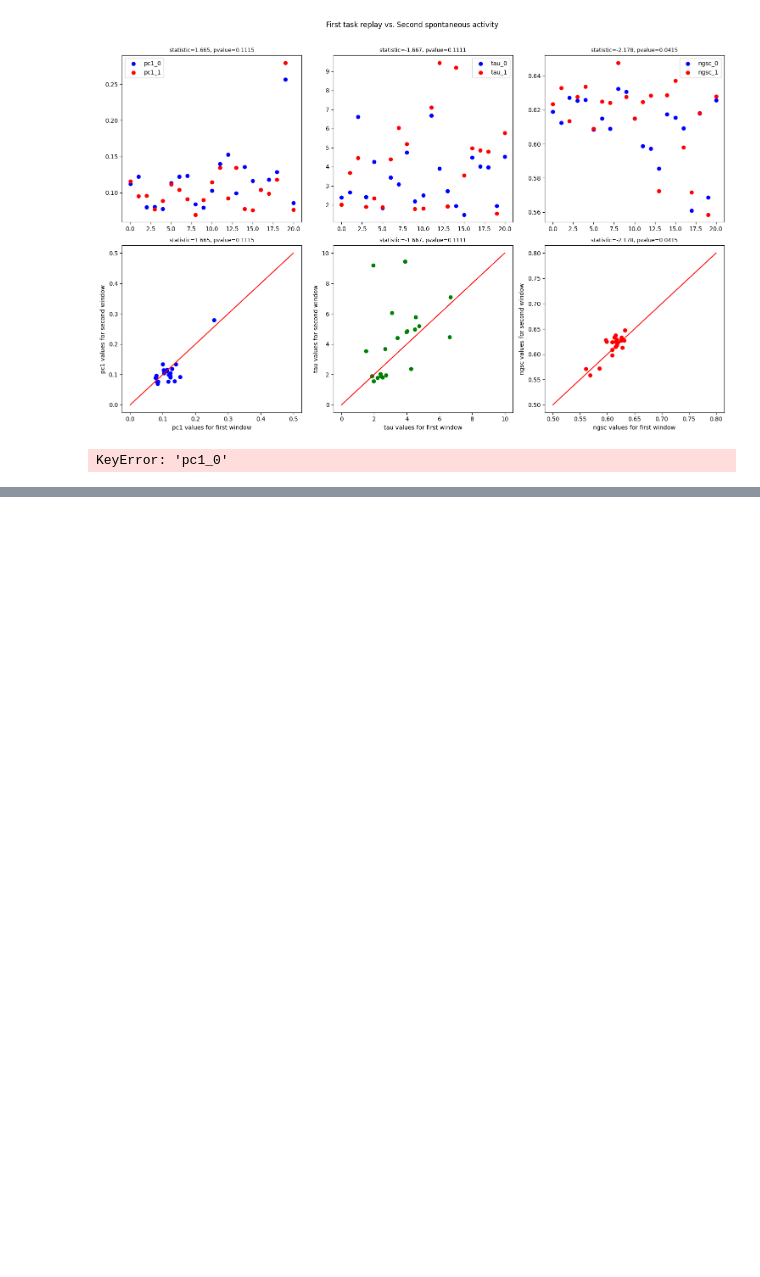
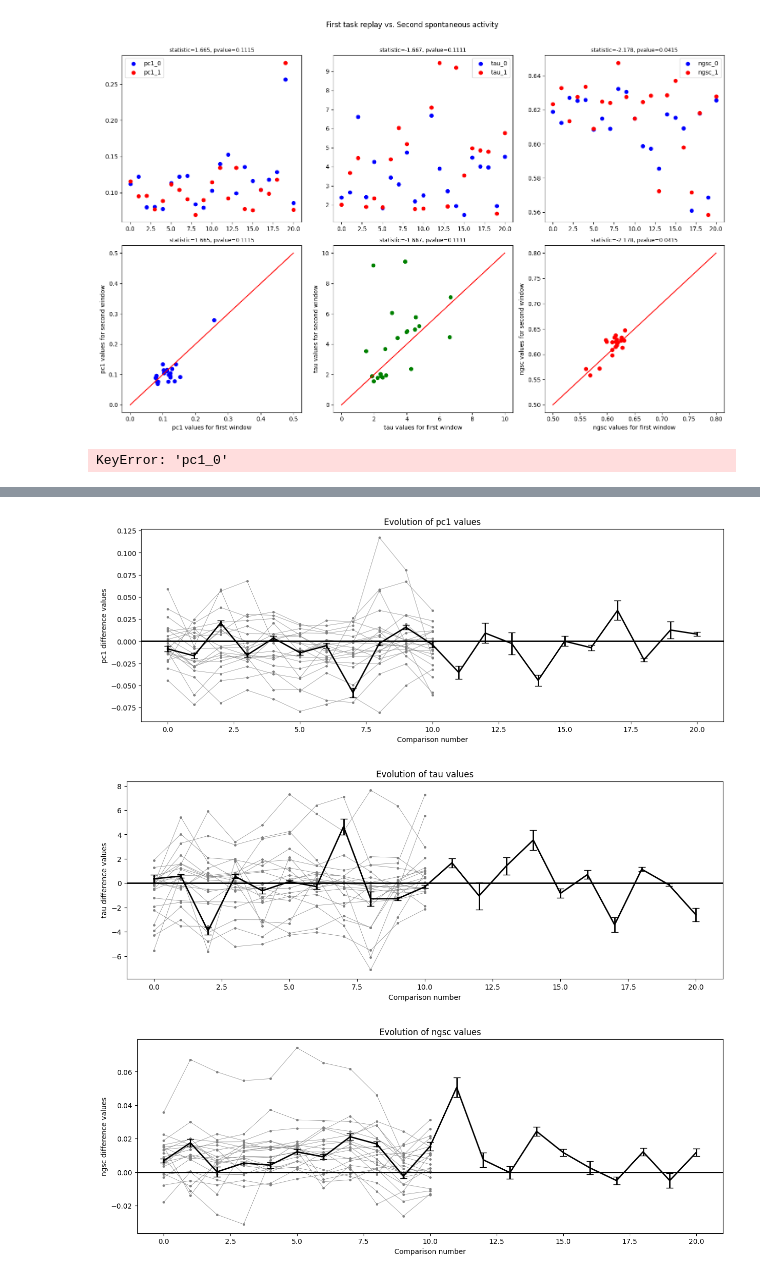
Before and after one commit to ja-94/psychedelics, a Jupyter notebook: 02_PCA_cleanup_inprocess.ipynb, the cells around one changed output, grey strips where cells are left out. Cells and saved outputs as stored; diff of their text form; code cells hidden in the pictures; blank space fills up the shorter version.

```diff
--- a/02_PCA_cleanup_inprocess.ipynb
+++ b/02_PCA_cleanup_inprocess.ipynb
@@ -296,0 +347,41 @@ KeyError: 'pc1_0'
+# %%
+import numpy as np
+from scipy import stats
+import matplotlib.pyplot as plt
+
+measures = ['pc1', 'tau', 'ngsc']  # list of measures
+
+# Prepare the container for results
+evolutions = {measure: {} for measure in measures}
+
+# Loop through sessions
+for idx, row in df_pca.iterrows():
+    for measure in measures:
+        measure_diff_list = []
+        # Loop through comparison columns
+        for column in df_pca.columns[2::]:
+            measure_0_value = row[column]['first_window_measures'][measure]
+            measure_1_value = row[column]['second_window_measures'][measure]
+            difference = measure_1_value - measure_0_value  # Calculate difference
+            measure_diff_list.append(difference)
+        evolutions[measure][idx] = measure_diff_list
+
+# Now we plot
+for measure in evolutions.keys():
+    fig, ax = plt.subplots(figsize=(15,5))
+    avgs = []
+    errs = []
+    for session in evolutions[measure].keys():
+        ax.plot(evolutions[measure][session], marker='.', color='grey', linewidth=0.5, markersize=5, label=session)  # thin grey line
+        avgs.append(np.mean(evolutions[measure][session]))
+        errs.append(stats.sem(evolutions[measure][session]))
+    ax.errorbar(range(len(avgs)), avgs, yerr=errs, color='black', linewidth=2, capsize=5)  # thicker line with error bars
+    ax.axhline(0, color='black', linewidth=2)
+    ax.set_xlabel('Comparison number')
+    ax.set_ylabel(f'{measure} difference values')
+    ax.set_title(f'Evolution of {measure} values')
+    plt.show()
+# %% [output]
+[figure, added]
+[figure, added]
+[figure, added]
```
Also changed, not shown: parts of 4 cells of this notebook, 1 other file.
